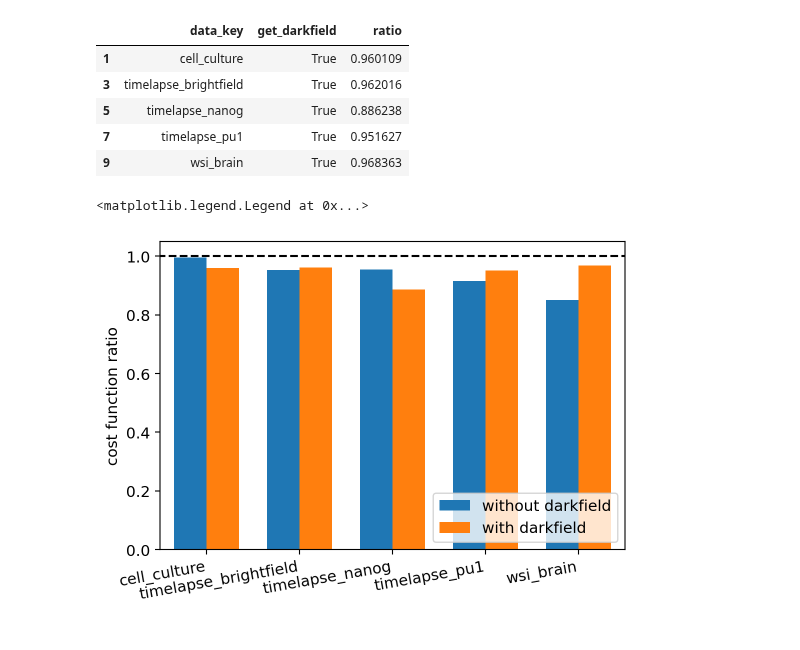
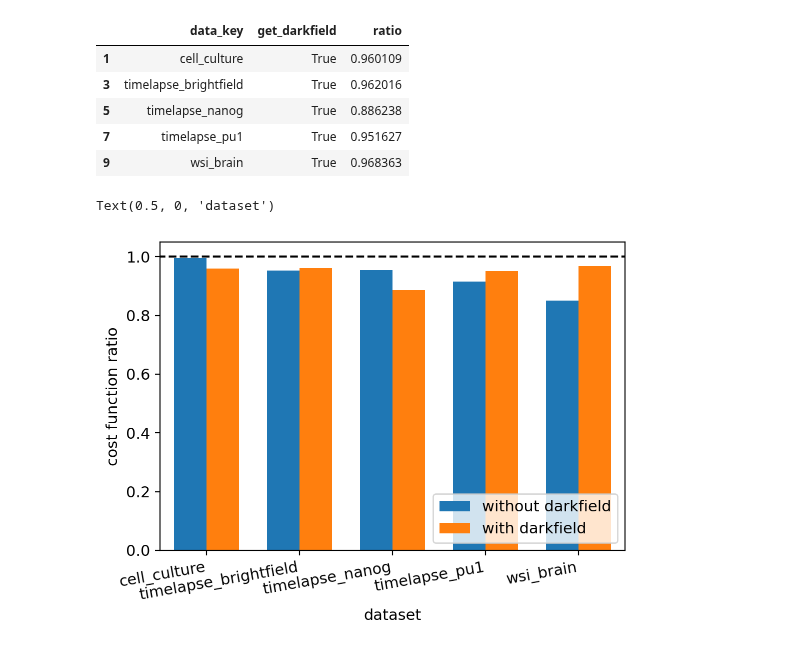
Before and after one commit to peng-lab/BaSiCPy, a Jupyter notebook: misc_notebooks/compare_lagrangian.ipynb, the cells around one changed output. Drawn from its saved outputs; the diff is of its cells as text; code cells hidden in the pictures.

```diff
--- a/misc_notebooks/compare_lagrangian.ipynb
+++ b/misc_notebooks/compare_lagrangian.ipynb
@@ -221,19 +221,20 @@ grp
 # %%
 width=0.35
 for get_darkfield, grp in summarized_df.groupby("get_darkfield"):
     xs=np.arange(len(grp))+(width/2*(get_darkfield-0.5)*2)
     plt.bar(
         xs,
         grp["ratio"],
         width,
         label=("with " if get_darkfield else "without ")+"darkfield"
     )
     if get_darkfield:
         plt.xticks(np.arange(len(grp)),grp["data_key"],rotation=10,ha="right")
 plt.hlines(1.0,-1,5,ls="--",color="k")
 plt.ylabel("cost function ratio")
 plt.xlim(-0.5,4.5)
 plt.legend(loc="lower right")
+plt.xlabel("dataset")
 # %% [output]
-<matplotlib.legend.Legend at 0x...>
+Text(0.5, 0, 'dataset')
-[figure, old version]
+[figure, new version]
```
